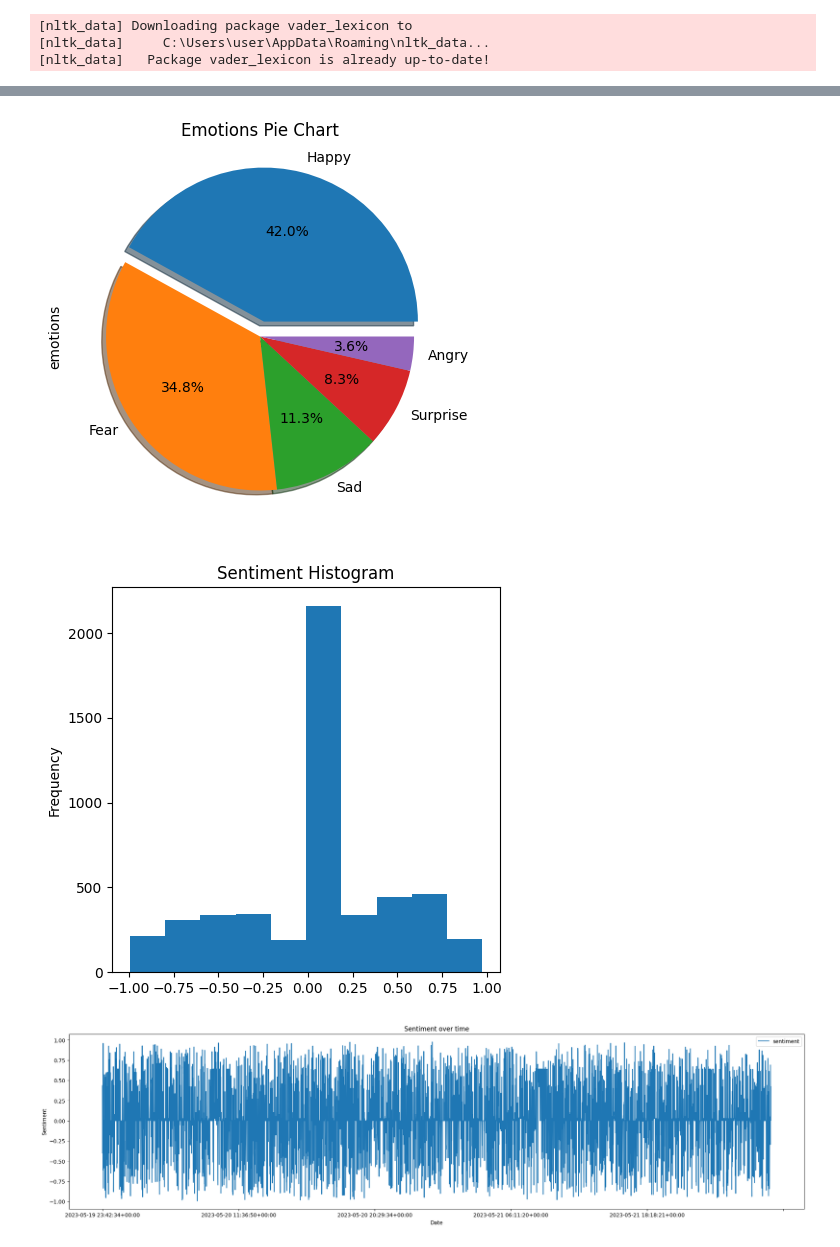
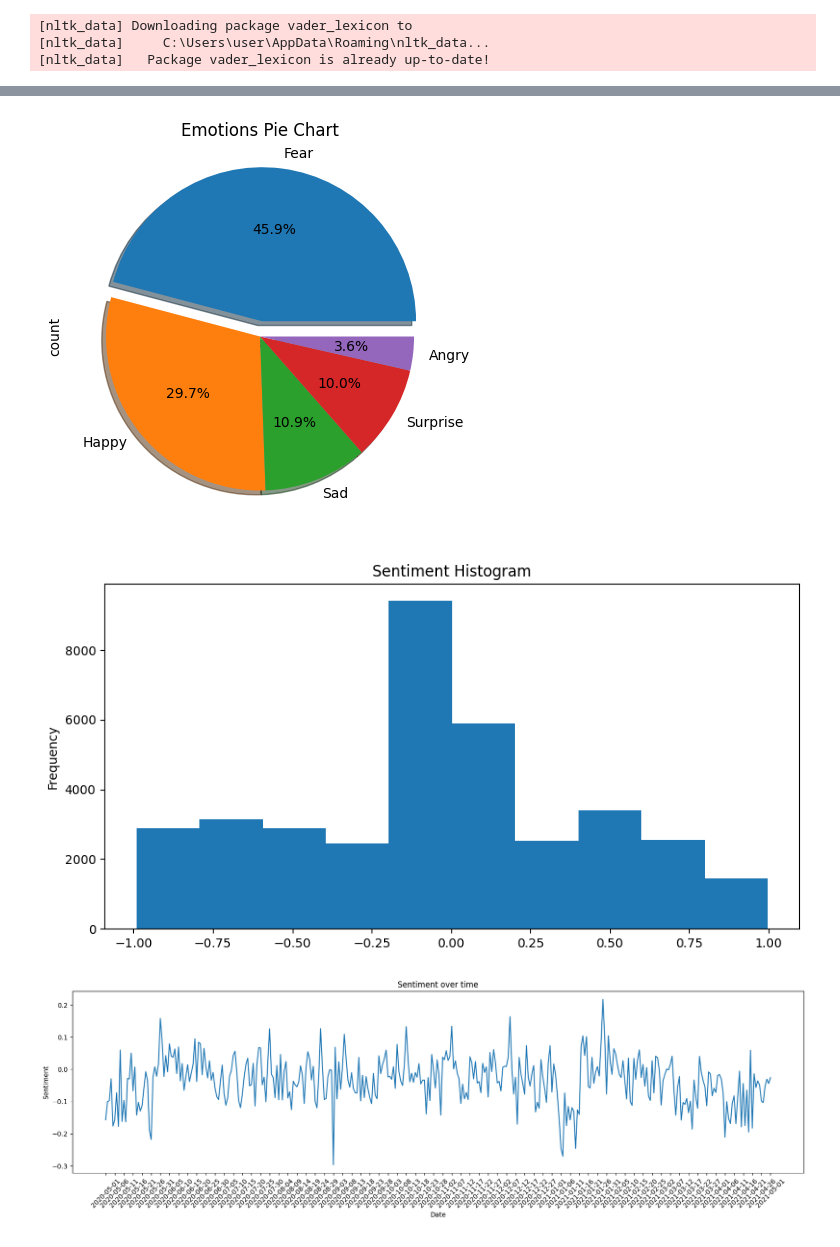
Before and after one commit to Karol-Wisniewski/ComputationalIntelligence, a Jupyter notebook: Project-SN/Main.ipynb, the cells around one changed output, grey strips where cells are left out. Drawn from its saved outputs; the diff is of its cells as text; code cells hidden in the pictures.

```diff
--- a/Project-SN/Main.ipynb
+++ b/Project-SN/Main.ipynb
@@ -88,30 +116,32 @@ df['emotions'] = df['emotions'].apply(lambda x: max(x, key=x.get))
 # %%
-# df['date'] = pd.to_datetime(df['date'])
-# df = df.sort_values(by='date')
+df = pd.read_csv('tweets.csv')
+df['processed_text'] = df['processed_text'].apply(lambda x: eval(x))
+df['date-grouped'] = df['date'].apply(lambda x: pd.Timestamp(x).floor('1D'))
+df = df.sort_values(by='date-grouped')
 # df.to_csv('tweets.csv', index=False)
-df = pd.read_csv('tweets.csv')
-df_agg = df.groupby('date')['sentiment'].mean().reset_index()
 
 # Pie chart for 'emotions'
 plt.figure(figsize=(5,5))
 df['emotions'].value_counts().plot(kind='pie', autopct='%1.1f%%', explode=[0.1, 0, 0, 0, 0], shadow=True)
 plt.title('Emotions Pie Chart')
 plt.show()
 
 # Histogram for 'sentiment'
-plt.figure(figsize=(5,5))
+plt.figure(figsize=(10,5))
 df['sentiment'].plot(kind='hist')
 plt.title('Sentiment Histogram')
 plt.show()
 
 # Line plot for 'sentiment' over time
-fig, ax = plt.subplots(figsize=(25, 6))
-df_agg.plot(kind='line', x='date', y='sentiment', ax=ax)
+df_agg = df.groupby('date-grouped')['sentiment'].mean().reset_index()
+plt.figure(figsize=(20,5))
+plt.title('Sentiment over time')
+plt.plot(df_agg['date-grouped'], df_agg['sentiment'])
 plt.xlabel('Date')
 plt.ylabel('Sentiment')
-plt.title('Sentiment over time')
+plt.xticks(df_agg['date-grouped'][::5], rotation=45)
 plt.show()
 # %% [output]
-[figure, old version]
+[figure, new version]
-[figure, old version]
+[figure, new version]
-[figure, old version]
+[figure, new version]
```
Also changed, not shown: parts of 15 cells of this notebook, 1 other file.
